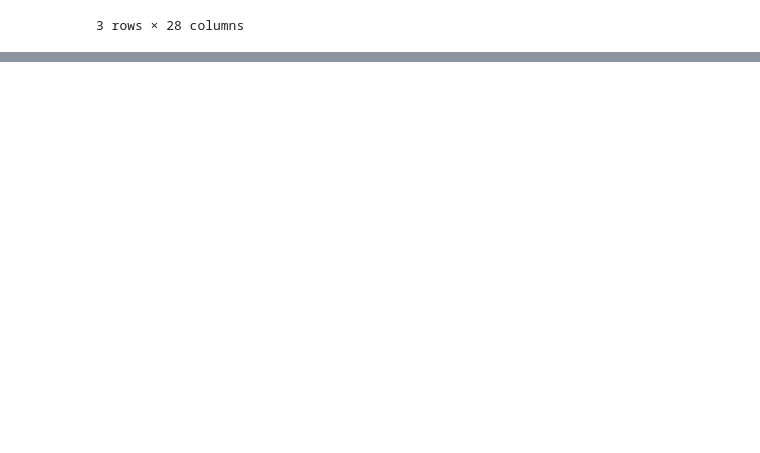
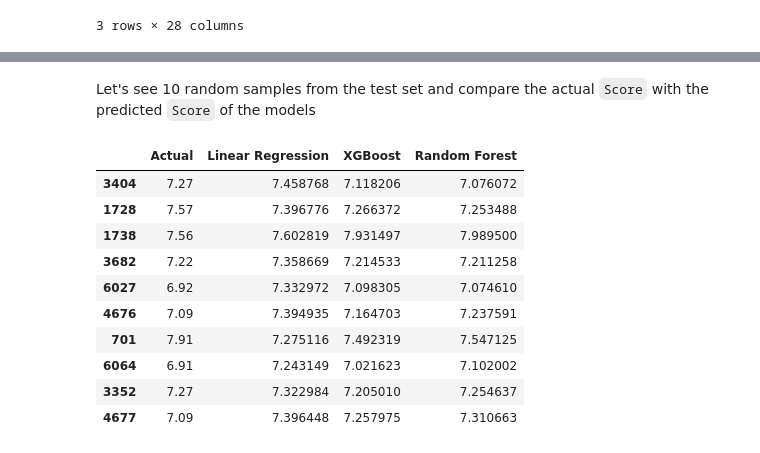
Before and after one commit to duongtruongbinh/IntroDS_FinalProject, a Jupyter notebook: src/Data_Modelling.ipynb, the cells around one changed output, grey strips where cells are left out. Saved outputs shown, nothing was run; the diff lists cells and outputs as text; code cells hidden in the pictures; blank space fills up the shorter version.

```diff
--- a/src/Data_Modelling.ipynb
+++ b/src/Data_Modelling.ipynb
@@ -498,0 +315,7 @@ Mean Squared Error on Test Set: 0.10347705771870745, 0.3787231024870662
+# %%
+X_train_val = pd.concat([X_train, X_val])
+y_train_val = pd.concat([y_train, y_val])
+
+opt_lr.best_estimator_.fit(X_train_val, y_train_val)
+opt_xgb.best_estimator_.fit(X_train_val, y_train_val)
+opt_rf.best_estimator_.fit(X_train_val, y_train_val)
@@ -498,0 +360,22 @@ Mean Squared Error on Test Set: 0.10347705771870745, 0.3787231024870662
+# %% [markdown]
+Let's see 10 random samples from the test set and compare the actual `Score` with the predicted `Score` of the models
+# %%
+df = pd.DataFrame({
+    'Actual': y_test,
+    'Linear Regression': opt_lr.best_estimator_.predict(X_test),
+    'XGBoost': opt_xgb.best_estimator_.predict(X_test),
+    'Random Forest': opt_rf.best_estimator_.predict(X_test)
+})
+df.sample(10)
+# %% [output]
+|  | Actual | Linear Regression | XGBoost | Random Forest |
+| 3404 | 7.27 | 7.458768 | 7.118206 | 7.076072 |
+| 1728 | 7.57 | 7.396776 | 7.266372 | 7.253488 |
+| 1738 | 7.56 | 7.602819 | 7.931497 | 7.989500 |
+| 3682 | 7.22 | 7.358669 | 7.214533 | 7.211258 |
+| 6027 | 6.92 | 7.332972 | 7.098305 | 7.074610 |
+| 4676 | 7.09 | 7.394935 | 7.164703 | 7.237591 |
+| 701 | 7.91 | 7.275116 | 7.492319 | 7.547125 |
+| 6064 | 6.91 | 7.243149 | 7.021623 | 7.102002 |
+| 3352 | 7.27 | 7.322984 | 7.205010 | 7.254637 |
+| 4677 | 7.09 | 7.396448 | 7.257975 | 7.310663 |
```
Also changed, not shown: parts of 34 cells of this notebook.
